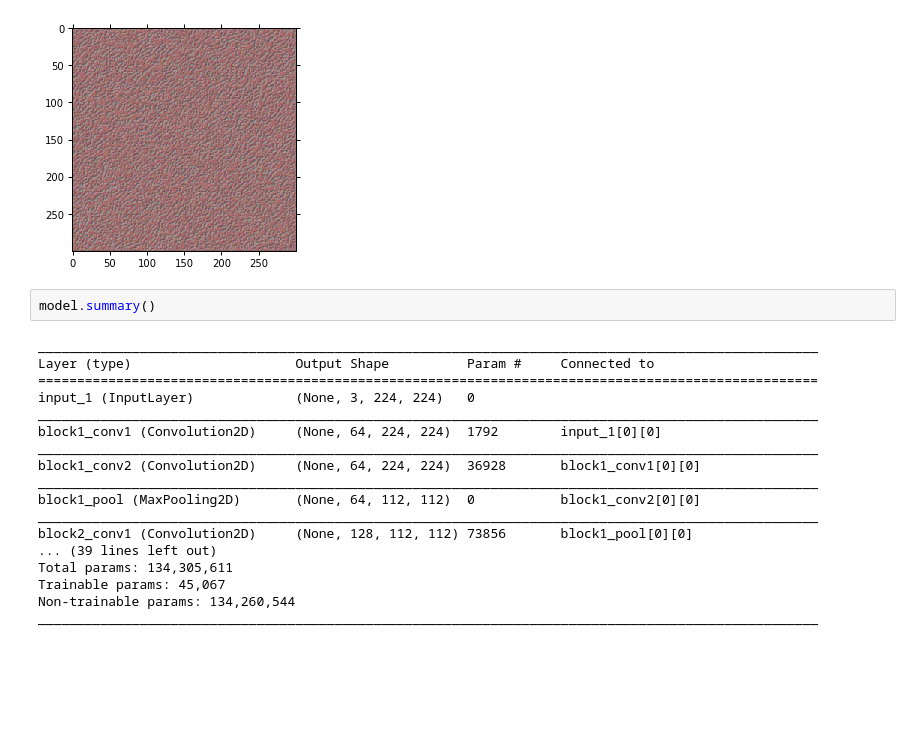
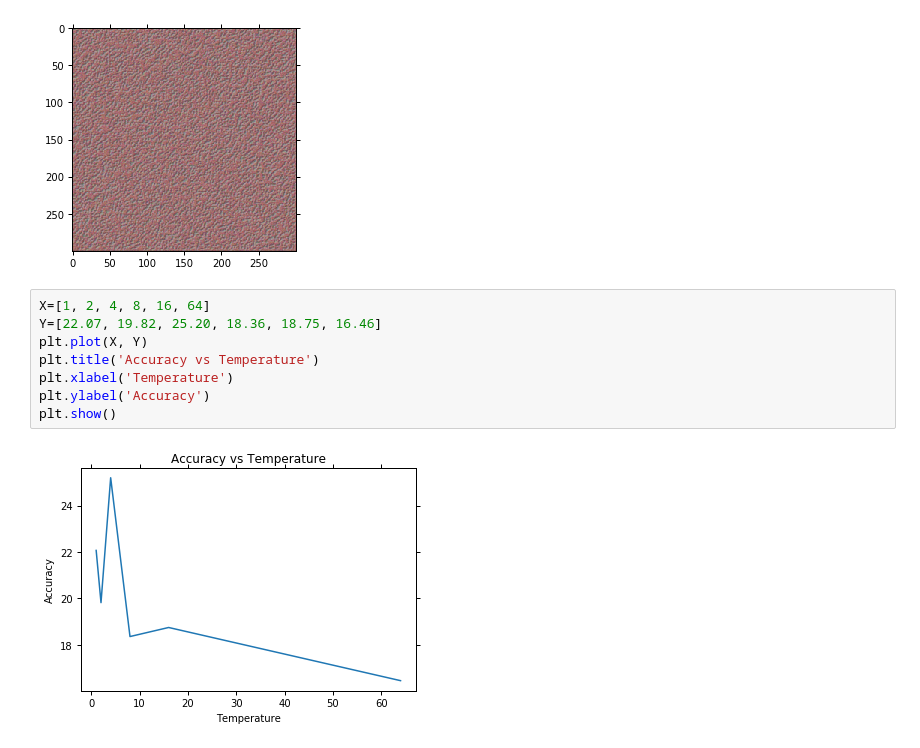
Before and after one commit to aliasvishnu/Keras-VGG16-TransferLearning, a Jupyter notebook: Urban Tribes.ipynb, the cells around one changed output. Drawn from its saved outputs; the diff is of its cells as text; blank space fills up the shorter version.

```diff
--- a/Urban Tribes.ipynb
+++ b/Urban Tribes.ipynb
@@ -226,23 +228,13 @@ plt.imshow(img, cmap = plt.cm.gray)
 plt.show()
 # %% [output]
 [figure]
-# %%
-model.summary()
-# %% [output]
-____________________________________________________________________________________________________
-Layer (type)                     Output Shape          Param #     Connected to
-====================================================================================================
-input_1 (InputLayer)             (None, 3, 224, 224)   0
-____________________________________________________________________________________________________
-block1_conv1 (Convolution2D)     (None, 64, 224, 224)  1792        input_1[0][0]
-____________________________________________________________________________________________________
-block1_conv2 (Convolution2D)     (None, 64, 224, 224)  36928       block1_conv1[0][0]
-____________________________________________________________________________________________________
-block1_pool (MaxPooling2D)       (None, 64, 112, 112)  0           block1_conv2[0][0]
-____________________________________________________________________________________________________
-block2_conv1 (Convolution2D)     (None, 128, 112, 112) 73856       block1_pool[0][0]
-... (39 lines left out)
-Total params: 134,305,611
-Trainable params: 45,067
-Non-trainable params: 134,260,544
-____________________________________________________________________________________________________
+# %%
+X=[1, 2, 4, 8, 16, 64]
+Y=[22.07, 19.82, 25.20, 18.36, 18.75, 16.46]
+plt.plot(X, Y)
+plt.title('Accuracy vs Temperature')
+plt.xlabel('Temperature')
+plt.ylabel('Accuracy')
+plt.show()
+# %% [output]
+[figure, added]
```
Also changed, not shown: parts of 8 cells of this notebook.
